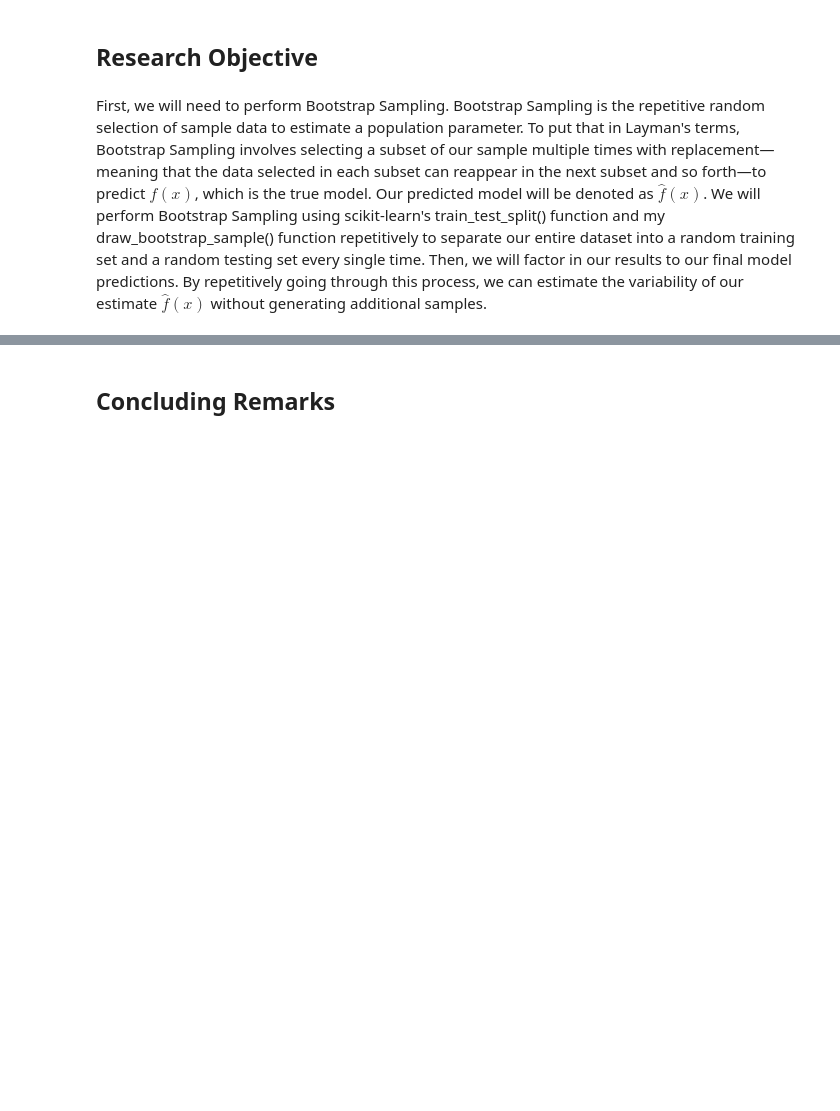
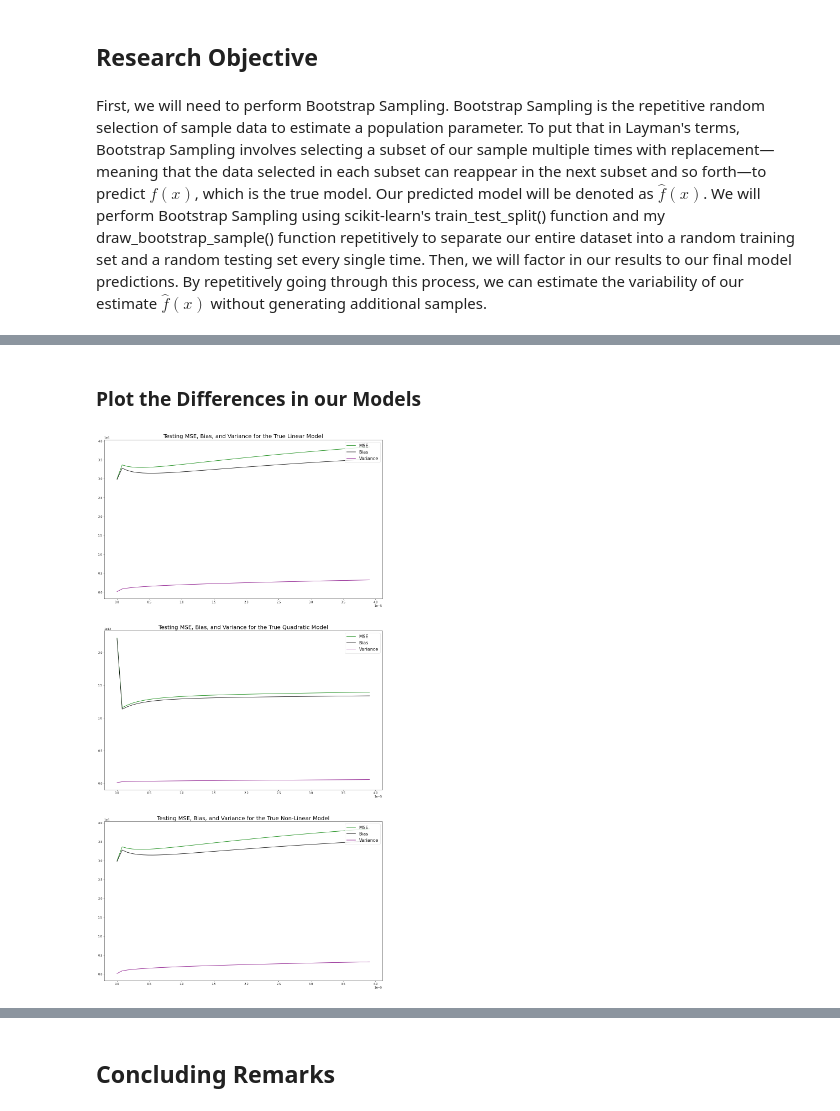
Before and after one commit to ririye01/Exploring-Errors-in-Regression, a Jupyter notebook: Errors in Regression.ipynb, the cells around one changed output, grey strips where cells are left out. Saved outputs shown, nothing was run; the diff lists cells and outputs as text; code cells hidden in the pictures; blank space fills up the shorter version.

Commit message:
Added Plots, adjusted MSE Bias Var function

```diff
--- a/Errors in Regression.ipynb
+++ b/Errors in Regression.ipynb
@@ -291,0 +368,2 @@ def draw_bootstrap_sample(rng, X, y):
+# %% [markdown]
+### **Plot the Differences in our Models**
@@ -291,0 +422,27 @@ def draw_bootstrap_sample(rng, X, y):
+# %%
+fig, ax = plt.subplots(3, figsize=(18, 36))
+
+plt.title("Training MSE, Bias, Variance for All Plots")
+
+ax[0].plot(smooth_vals, MSE_testing_vals_lin, color="green", label="MSE")
+ax[0].plot(smooth_vals, bias_testing_vals_lin, color="black", label="Bias")
+ax[0].plot(smooth_vals, var_testing_vals_lin, color="purple", label="Variance")
+ax[0].legend(fontsize=16, loc="upper right")
+ax[0].set_title("Testing MSE, Bias, and Variance for the True Linear Model", fontsize=20)
+
+ax[1].plot(smooth_vals, MSE_testing_vals_quad, color="green", label="MSE")
+ax[1].plot(smooth_vals, bias_testing_vals_quad, color="black", label="Bias")
+ax[1].plot(smooth_vals, var_testing_vals_quad, color="purple", label="Variance")
+ax[1].legend(fontsize=16, loc="upper right")
+ax[1].set_title("Testing MSE, Bias, and Variance for the True Quadratic Model", fontsize=20)
+
+ax[2].plot(smooth_vals, MSE_testing_vals_lin, color="green", label="MSE")
+ax[2].plot(smooth_vals, bias_testing_vals_lin, color="black", label="Bias")
+ax[2].plot(smooth_vals, var_testing_vals_lin, color="purple", label="Variance")
+ax[2].legend(fontsize=16, loc="upper right")
+ax[2].set_title("Testing MSE, Bias, and Variance for the True Non-Linear Model", fontsize=20)
+
+plt.savefig("plots/Testing_MSE_Bias_Variance.png")
+plt.show()
+# %% [output]
+[figure, added]
```
Also changed, not shown: parts of 14 cells of this notebook, 4 other files.
